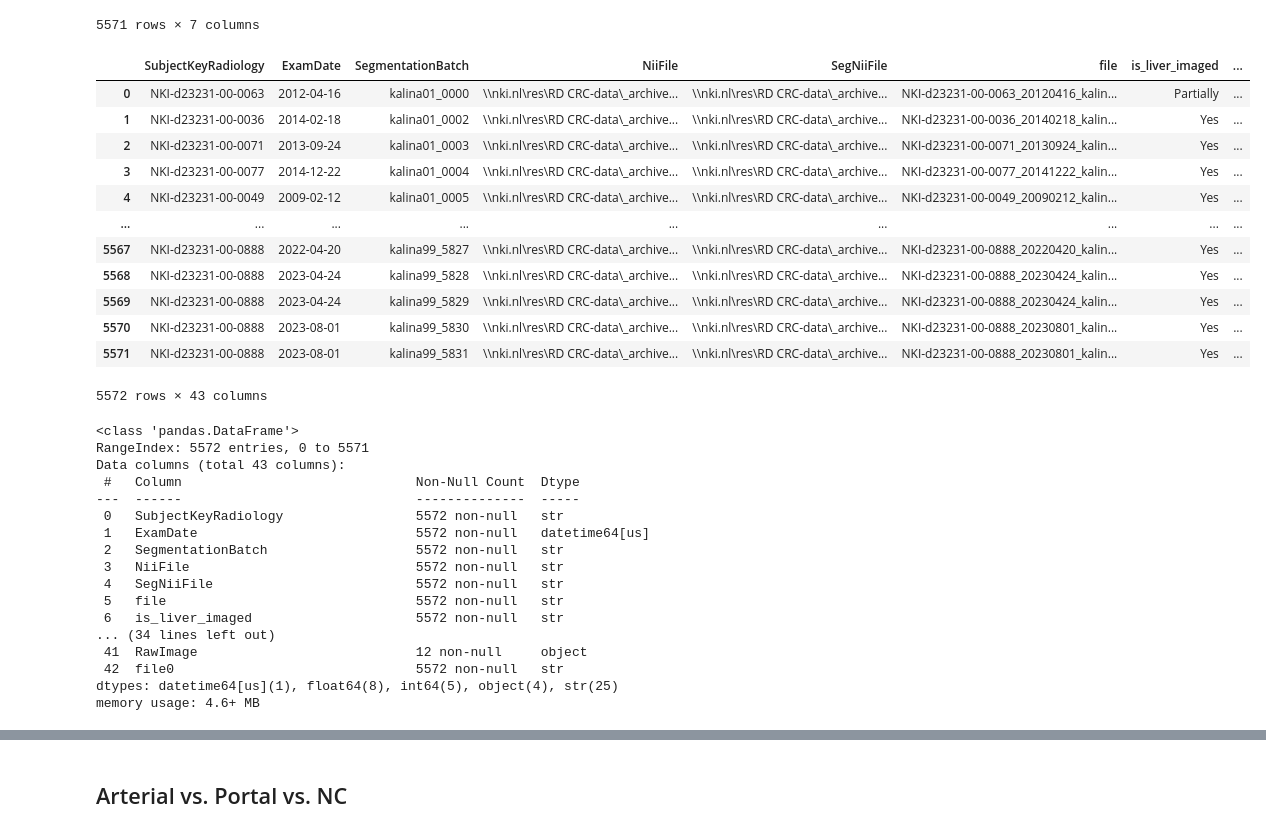
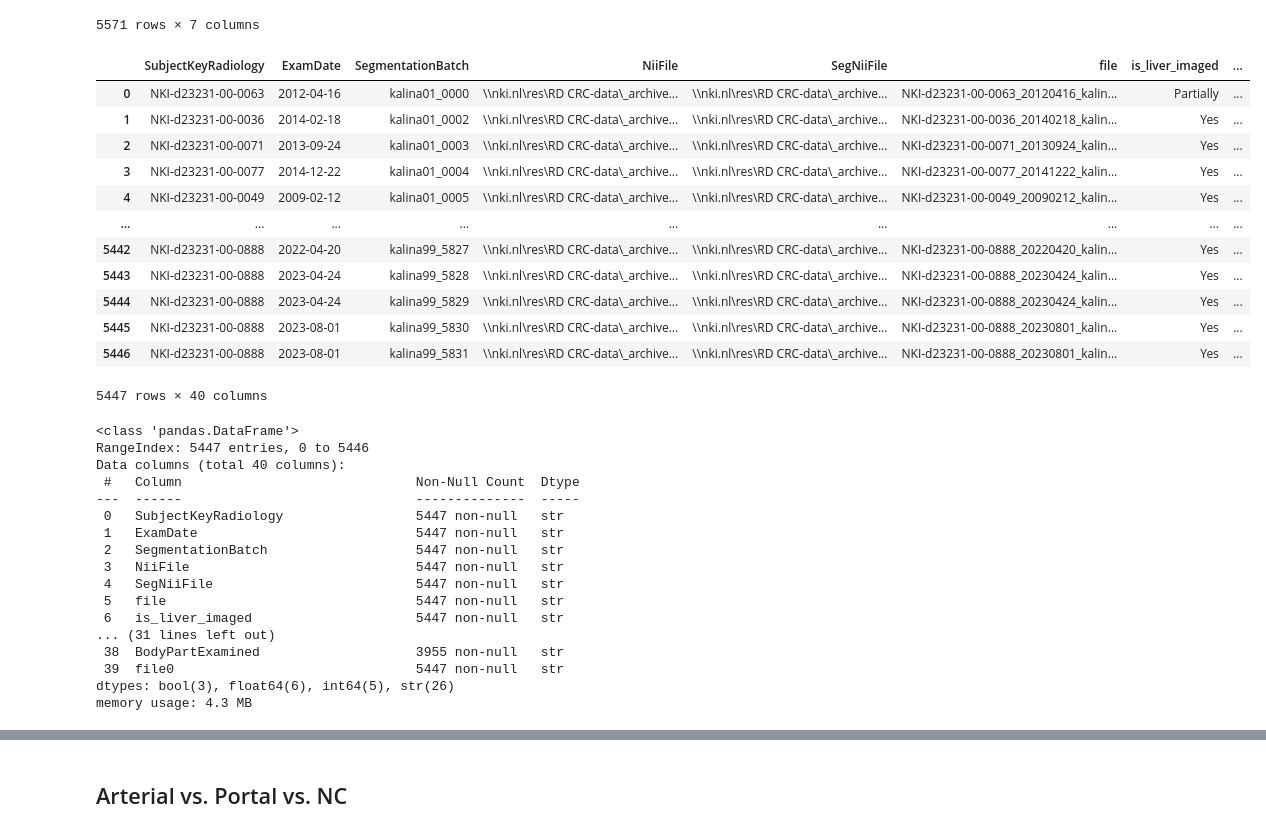
Before and after one commit to ljestaciocerquin/contrast_phase, a Jupyter notebook: total_seg.ipynb, the cells around one changed output, grey strips where cells are left out. Drawn from its saved outputs; the diff is of its cells as text; code cells hidden in the pictures.

```diff
--- a/total_seg.ipynb
+++ b/total_seg.ipynb
@@ -45,43 +49,42 @@ ts_data   # Error processing /mnt/rhea/data_private/IRBd23-231/GEPNETs/ARTINET/N
 # %%
 from pathlib import PureWindowsPath
 import os
 
-data = pd.read_csv("/projects/net_contrast_classification/contrast_phase/dataset-registration-artinet.csv")
+data = pd.read_csv("cleaned_data.csv")
 data["file0"] = data["file"]
 data["file"] = data["NiiFile"].apply(lambda x: PureWindowsPath(x).name)
-data["ExamDate"] = data["ExamDate"].apply(lambda x: pd.to_datetime(x))
 data
 # %% [output]
 |  | SubjectKeyRadiology | ExamDate | SegmentationBatch | NiiFile | SegNiiFile | file | is_liver_imaged | ... |
 | 0 | NKI-d23231-00-0063 | 2012-04-16 | kalina01_0000 | \\nki.nl\res\RD CRC-data\_archive... | \\nki.nl\res\RD CRC-data\_archive... | NKI-d23231-00-0063_20120416_kalin... | Partially | ... |
 | 1 | NKI-d23231-00-0036 | 2014-02-18 | kalina01_0002 | \\nki.nl\res\RD CRC-data\_archive... | \\nki.nl\res\RD CRC-data\_archive... | NKI-d23231-00-0036_20140218_kalin... | Yes | ... |
 | 2 | NKI-d23231-00-0071 | 2013-09-24 | kalina01_0003 | \\nki.nl\res\RD CRC-data\_archive... | \\nki.nl\res\RD CRC-data\_archive... | NKI-d23231-00-0071_20130924_kalin... | Yes | ... |
 | 3 | NKI-d23231-00-0077 | 2014-12-22 | kalina01_0004 | \\nki.nl\res\RD CRC-data\_archive... | \\nki.nl\res\RD CRC-data\_archive... | NKI-d23231-00-0077_20141222_kalin... | Yes | ... |
 | 4 | NKI-d23231-00-0049 | 2009-02-12 | kalina01_0005 | \\nki.nl\res\RD CRC-data\_archive... | \\nki.nl\res\RD CRC-data\_archive... | NKI-d23231-00-0049_20090212_kalin... | Yes | ... |
 | ... | ... | ... | ... | ... | ... | ... | ... | ... |
-| 5567 | NKI-d23231-00-0888 | 2022-04-20 | kalina99_5827 | \\nki.nl\res\RD CRC-data\_archive... | \\nki.nl\res\RD CRC-data\_archive... | NKI-d23231-00-0888_20220420_kalin... | Yes | ... |
-| 5568 | NKI-d23231-00-0888 | 2023-04-24 | kalina99_5828 | \\nki.nl\res\RD CRC-data\_archive... | \\nki.nl\res\RD CRC-data\_archive... | NKI-d23231-00-0888_20230424_kalin... | Yes | ... |
-| 5569 | NKI-d23231-00-0888 | 2023-04-24 | kalina99_5829 | \\nki.nl\res\RD CRC-data\_archive... | \\nki.nl\res\RD CRC-data\_archive... | NKI-d23231-00-0888_20230424_kalin... | Yes | ... |
-| 5570 | NKI-d23231-00-0888 | 2023-08-01 | kalina99_5830 | \\nki.nl\res\RD CRC-data\_archive... | \\nki.nl\res\RD CRC-data\_archive... | NKI-d23231-00-0888_20230801_kalin... | Yes | ... |
-| 5571 | NKI-d23231-00-0888 | 2023-08-01 | kalina99_5831 | \\nki.nl\res\RD CRC-data\_archive... | \\nki.nl\res\RD CRC-data\_archive... | NKI-d23231-00-0888_20230801_kalin... | Yes | ... |
+| 5442 | NKI-d23231-00-0888 | 2022-04-20 | kalina99_5827 | \\nki.nl\res\RD CRC-data\_archive... | \\nki.nl\res\RD CRC-data\_archive... | NKI-d23231-00-0888_20220420_kalin... | Yes | ... |
+| 5443 | NKI-d23231-00-0888 | 2023-04-24 | kalina99_5828 | \\nki.nl\res\RD CRC-data\_archive... | \\nki.nl\res\RD CRC-data\_archive... | NKI-d23231-00-0888_20230424_kalin... | Yes | ... |
+| 5444 | NKI-d23231-00-0888 | 2023-04-24 | kalina99_5829 | \\nki.nl\res\RD CRC-data\_archive... | \\nki.nl\res\RD CRC-data\_archive... | NKI-d23231-00-0888_20230424_kalin... | Yes | ... |
+| 5445 | NKI-d23231-00-0888 | 2023-08-01 | kalina99_5830 | \\nki.nl\res\RD CRC-data\_archive... | \\nki.nl\res\RD CRC-data\_archive... | NKI-d23231-00-0888_20230801_kalin... | Yes | ... |
+| 5446 | NKI-d23231-00-0888 | 2023-08-01 | kalina99_5831 | \\nki.nl\res\RD CRC-data\_archive... | \\nki.nl\res\RD CRC-data\_archive... | NKI-d23231-00-0888_20230801_kalin... | Yes | ... |
-5572 rows × 43 columns
+5447 rows × 40 columns
 # %%
 data.info()
 # %% [output]
 <class 'pandas.DataFrame'>
-RangeIndex: 5572 entries, 0 to 5571
-Data columns (total 43 columns):
+RangeIndex: 5447 entries, 0 to 5446
+Data columns (total 40 columns):
  #   Column                              Non-Null Count  Dtype
 ---  ------                              --------------  -----
- 0   SubjectKeyRadiology                 5572 non-null   str
- 1   ExamDate                            5572 non-null   datetime64[us]
- 2   SegmentationBatch                   5572 non-null   str
- 3   NiiFile                             5572 non-null   str
- 4   SegNiiFile                          5572 non-null   str
- 5   file                                5572 non-null   str
- 6   is_liver_imaged                     5572 non-null   str
-... (34 lines left out)
- 41  RawImage                            12 non-null     object
- 42  file0                               5572 non-null   str
-dtypes: datetime64[us](1), float64(8), int64(5), object(4), str(25)
-memory usage: 4.6+ MB
+ 0   SubjectKeyRadiology                 5447 non-null   str
+ 1   ExamDate                            5447 non-null   str
+ 2   SegmentationBatch                   5447 non-null   str
+ 3   NiiFile                             5447 non-null   str
+ 4   SegNiiFile                          5447 non-null   str
+ 5   file                                5447 non-null   str
+ 6   is_liver_imaged                     5447 non-null   str
+... (31 lines left out)
+ 38  BodyPartExamined                    3955 non-null   str
+ 39  file0                               5447 non-null   str
+dtypes: bool(3), float64(6), int64(5), str(26)
+memory usage: 4.3 MB
```
Also changed, not shown: parts of 33 cells of this notebook, 1 other file.
